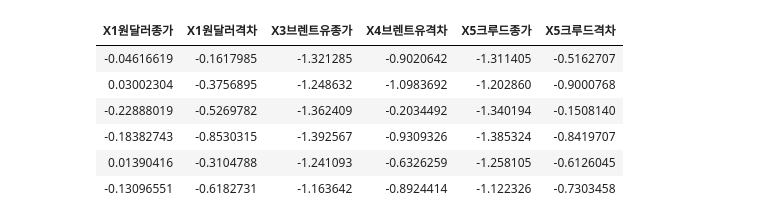
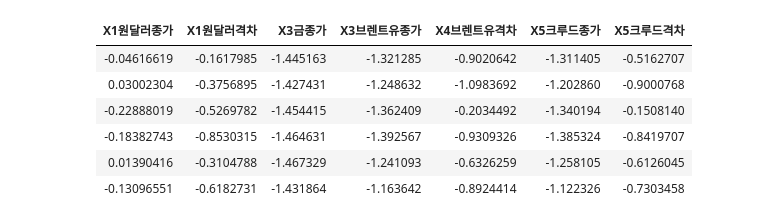
Before and after one commit to monargent0/TJRrrClass, a Jupyter notebook: 달러.ipynb, the cells around one changed output. Drawn from its saved outputs; the diff is of its cells as text; code cells hidden in the pictures.

```diff
--- a/달러.ipynb
+++ b/달러.ipynb
@@ -1,5 +1,6 @@
 # %%
 data <- read.csv('../AIData/진짜덩대.csv', header = TRUE, stringsAsFactors = FALSE)
 
-doil <- data[,c(1:5, 9:12 )]
+doil <- data[,c(1:5, 8:12 , 30:31, 35:38)]
+ddd <- data[,c(1:5, 8:12 , 16 ,18)]
 # %%
@@ -34,11 +58,13 @@ plot(doil[,-c(1:3)])
 # %%
-dsc <- scale(doil[,4:9])
+dsc <- scale(doil[,4:10])
+sc <- scale(ddd[,4:12])
 head(dsc)
+head(sc)
 # %% [output]
-| X1원달러종가 | X1원달러격차 | X3브렌트유종가 | X4브렌트유격차 | X5크루드종가 | X5크루드격차 |
-| -0.04616619 | -0.1617985 | -1.321285 | -0.9020642 | -1.311405 | -0.5162707 |
-| 0.03002304 | -0.3756895 | -1.248632 | -1.0983692 | -1.202860 | -0.9000768 |
-| -0.22888019 | -0.5269782 | -1.362409 | -0.2034492 | -1.340194 | -0.1508140 |
-| -0.18382743 | -0.8530315 | -1.392567 | -0.9309326 | -1.385324 | -0.8419707 |
-| 0.01390416 | -0.3104788 | -1.241093 | -0.6326259 | -1.258105 | -0.6126045 |
-| -0.13096551 | -0.6182731 | -1.163642 | -0.8924414 | -1.122326 | -0.7303458 |
+| X1원달러종가 | X1원달러격차 | X3금종가 | X3브렌트유종가 | X4브렌트유격차 | X5크루드종가 | X5크루드격차 |
+| -0.04616619 | -0.1617985 | -1.445163 | -1.321285 | -0.9020642 | -1.311405 | -0.5162707 |
+| 0.03002304 | -0.3756895 | -1.427431 | -1.248632 | -1.0983692 | -1.202860 | -0.9000768 |
+| -0.22888019 | -0.5269782 | -1.454415 | -1.362409 | -0.2034492 | -1.340194 | -0.1508140 |
+| -0.18382743 | -0.8530315 | -1.464631 | -1.392567 | -0.9309326 | -1.385324 | -0.8419707 |
+| 0.01390416 | -0.3104788 | -1.467329 | -1.241093 | -0.6326259 | -1.258105 | -0.6126045 |
+| -0.13096551 | -0.6182731 | -1.431864 | -1.163642 | -0.8924414 | -1.122326 | -0.7303458 |
```
Also changed, not shown: parts of 17 cells of this notebook.
